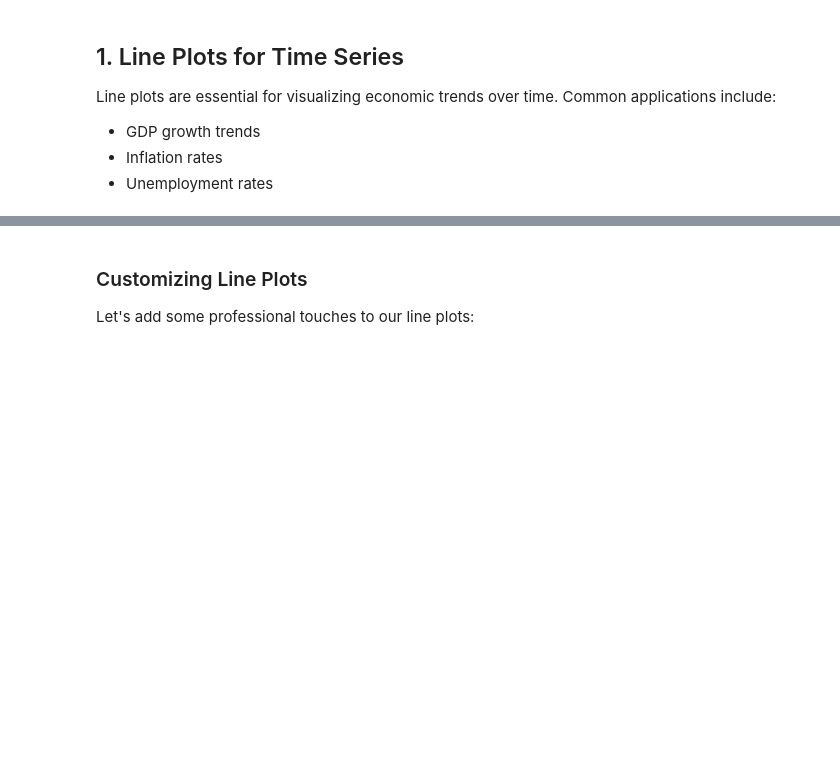
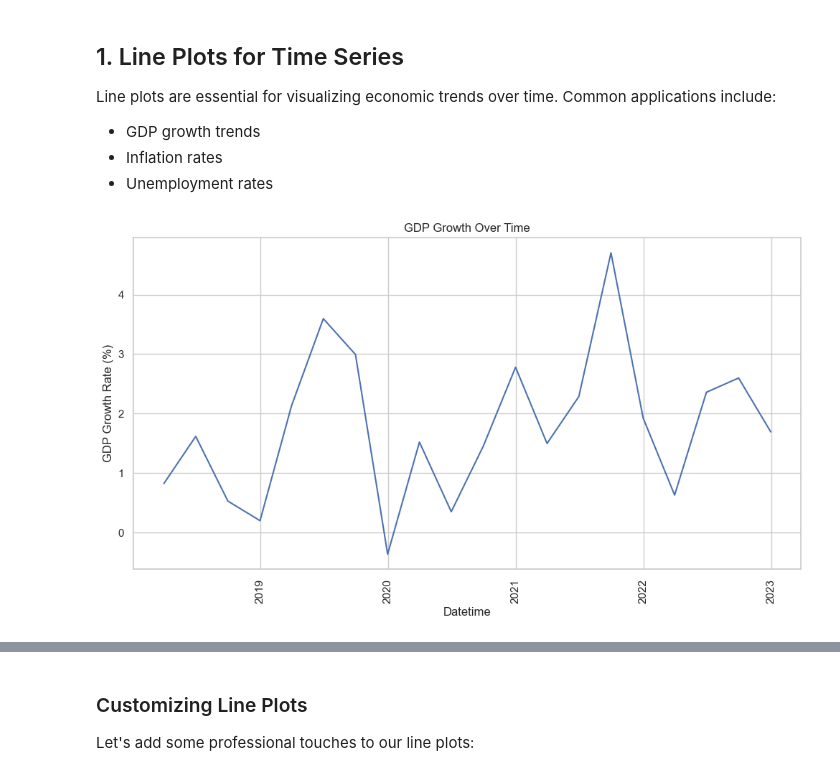
Before and after one commit to dr-saad-la/Econometrics-with-python, a Jupyter notebook: 03-visualization/01-seaborn-essentials/02-basic-visualization.ipynb, the cells around one changed output, grey strips where cells are left out. Saved outputs shown, nothing was run; the diff lists cells and outputs as text; code cells hidden in the pictures; blank space fills up the shorter version.

Commit message:
Add essential visualization with seaborn notebook

```diff
--- a/03-visualization/01-seaborn-essentials/02-basic-visualization.ipynb
+++ b/03-visualization/01-seaborn-essentials/02-basic-visualization.ipynb
@@ -70,4 +120,21 @@ Line plots are essential for visualizing economic trends over time. Common appli
 * GDP growth trends
 * Inflation rates
 * Unemployment rates
+# %%
+# Single line plot
+plt.figure(figsize = (12, 6))
+
+sns.lineplot(data=economic_data,
+             x='Date',
+             y='GDP_Growth')
+
+plt.title("GDP Growth Over Time")
+plt.ylabel('GDP Growth Rate (%)')
+plt.xlabel("Datetime")
+plt.xticks(rotation=90)
+
+# plt.savefig("gdp_growth.png", dpi=300)
+plt.show()
+# %% [output]
+[figure, added]
 # %%
```
Also changed, not shown: parts of 23 cells of this notebook.
